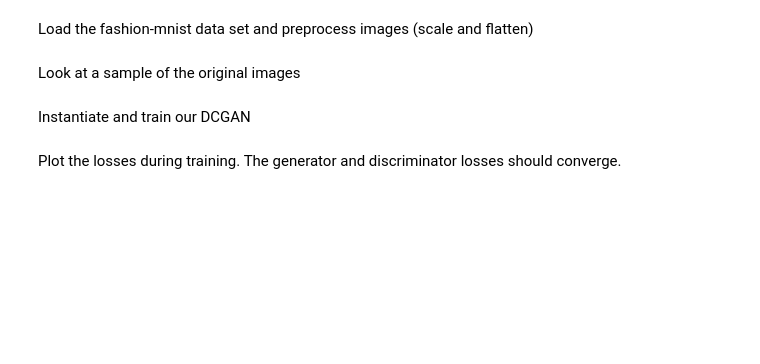
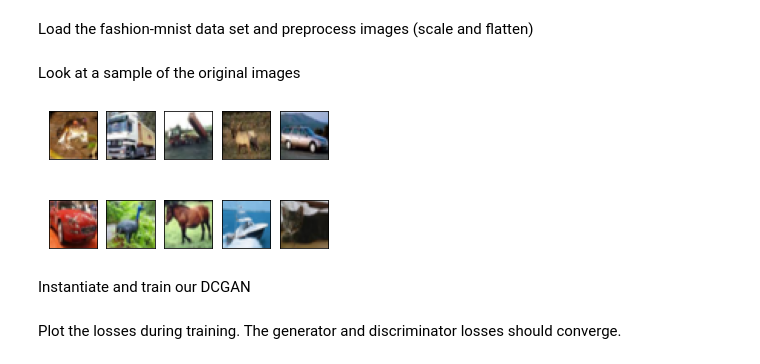
Before and after one commit to karencfisher/dcgan, a Jupyter notebook: cifar10_dcgan.ipynb, the cells around one changed output. Cells and saved outputs as stored; diff of their text form; code cells hidden in the pictures; blank space fills up the shorter version.

```diff
--- a/cifar10_dcgan.ipynb
+++ b/cifar10_dcgan.ipynb
@@ -23,21 +26,22 @@ Load the fashion-mnist data set and preprocess images (scale and flatten)
 # load cifar10
 (X_train, y_train), (X_test, y_test) = cifar10.load_data()
 
-preprocess = Preprocessor()
-preprocess.fit(X_train)
-X_train = preprocess.transform(X_train)
+dcgan.preprocessor.fit(X_train)
+X_train = dcgan.preprocessor.transform(X_train)
 # %% [markdown]
 Look at a sample of the original images
 # %%
 fig, ax = plt.subplots(2, 5, figsize=(5, 3))
 fig.patch.set_facecolor('white')
 for indx, img in enumerate(X_train[:10]):
     i, j = indx // 5, indx % 5
-    img = preprocess.inverse(img)
+    img = dcgan.preprocessor.inverse(img)
     img = img.astype(int)
     ax[i, j].imshow(img, cmap=plt.cm.binary)
     ax[i, j].set_xticks([])
     ax[i, j].set_yticks([])
+# %% [output]
+[figure, added]
 # %% [markdown]
 Instantiate and train our DCGAN
 # %%
```
Also changed, not shown: parts of 2 cells of this notebook, 2 other files.
